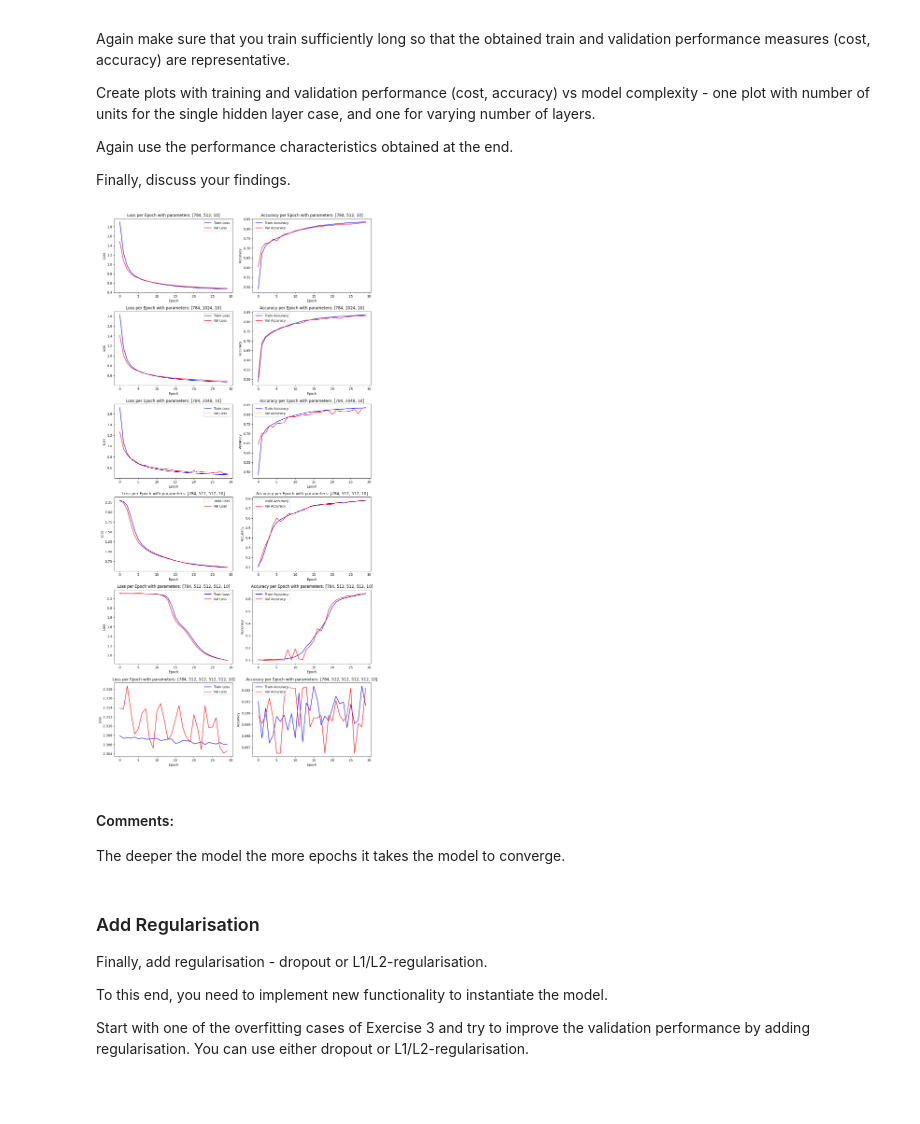
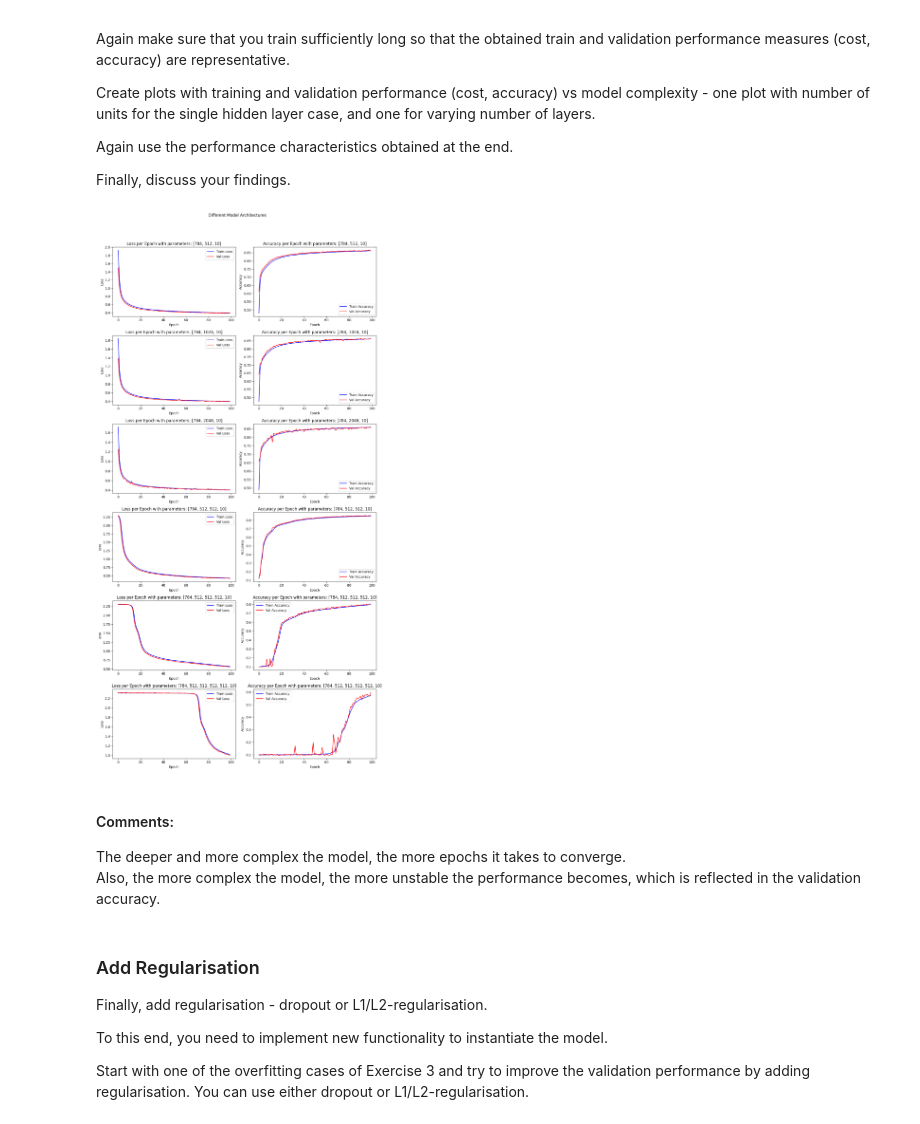
Before and after one commit to JaronMatzinger/mse_delearn, a Jupyter notebook: 03_exercises/mlps_for_fashion_MNIST_stud.ipynb, the cells around one changed output. Drawn from its saved outputs; the diff is of its cells as text; code cells hidden in the pictures; blank space fills up the shorter version.

```diff
--- a/03_exercises/mlps_for_fashion_MNIST_stud.ipynb
+++ b/03_exercises/mlps_for_fashion_MNIST_stud.ipynb
@@ -297,45 +300,48 @@ def mlp(units=[28*28, 200, 10]):
     return model
 
 n_batch = 64
-n_epochs = 30
+n_epochs = 100
 lr = 0.01
 
 params = [
     [28*28, 512, 10],
     [28*28, 1024, 10],
     [28*28, 2048, 10],
     [28*28, 512, 512, 10],
     [28*28, 512, 512, 512, 10],
     [28*28, 512, 512, 512, 512, 10]
 ]
 
 fig, ax = plt.subplots(len(params), 2, figsize=(12, 4 * len(params)), layout='tight')
 
 for i, units in enumerate(params):
-
     model = mlp(units)
-    cost_train, cost_valid, acc_train, acc_valid = train_eval(model, lr, n_epochs if i <= 4 else 100, n_batch, training_data, validation_data, verbose=False)
+    cost_train, cost_valid, acc_train, acc_valid = train_eval(model, lr, n_epochs, n_batch, training_data, validation_data, verbose=False)
 
     ax[i, 0].plot(range(n_epochs), cost_train, "b-", label='Train Loss')
     ax[i, 0].plot(range(n_epochs), cost_valid, "r-", label='Val Loss')
     ax[i, 0].set_title(f'Loss per Epoch with parameters: {units}')
     ax[i, 0].set_xlabel('Epoch')
     ax[i, 0].set_ylabel('Loss')
     ax[i, 0].legend()
 
     ax[i, 1].plot(range(n_epochs), acc_train, "b-", label='Train Accuracy')
     ax[i, 1].plot(range(n_epochs), acc_valid, "r-", label='Val Accuracy')
     ax[i, 1].set_title(f'Accuracy per Epoch with parameters: {units}')
     ax[i, 1].set_xlabel('Epoch')
     ax[i, 1].set_ylabel('Accuracy')
     ax[i, 1].legend()
 
+    plt.suptitle(f'Different Model Architectures')
+    plt.tight_layout(rect=[0, 0, 1, 0.95])
+
 plt.show()
 # %% [output]
-[figure, old version]
+[figure, new version]
 # %% [markdown]
 #### Comments:
-The deeper the model the more epochs it takes the model to converge.
+The deeper and more complex the model, the more epochs it takes to converge.\
+Also, the more complex the model, the more unstable the performance becomes, which is reflected in the validation accuracy.
 # %% [markdown]
 ### Add Regularisation
 
```
Also changed, not shown: parts of 9 cells of this notebook.
